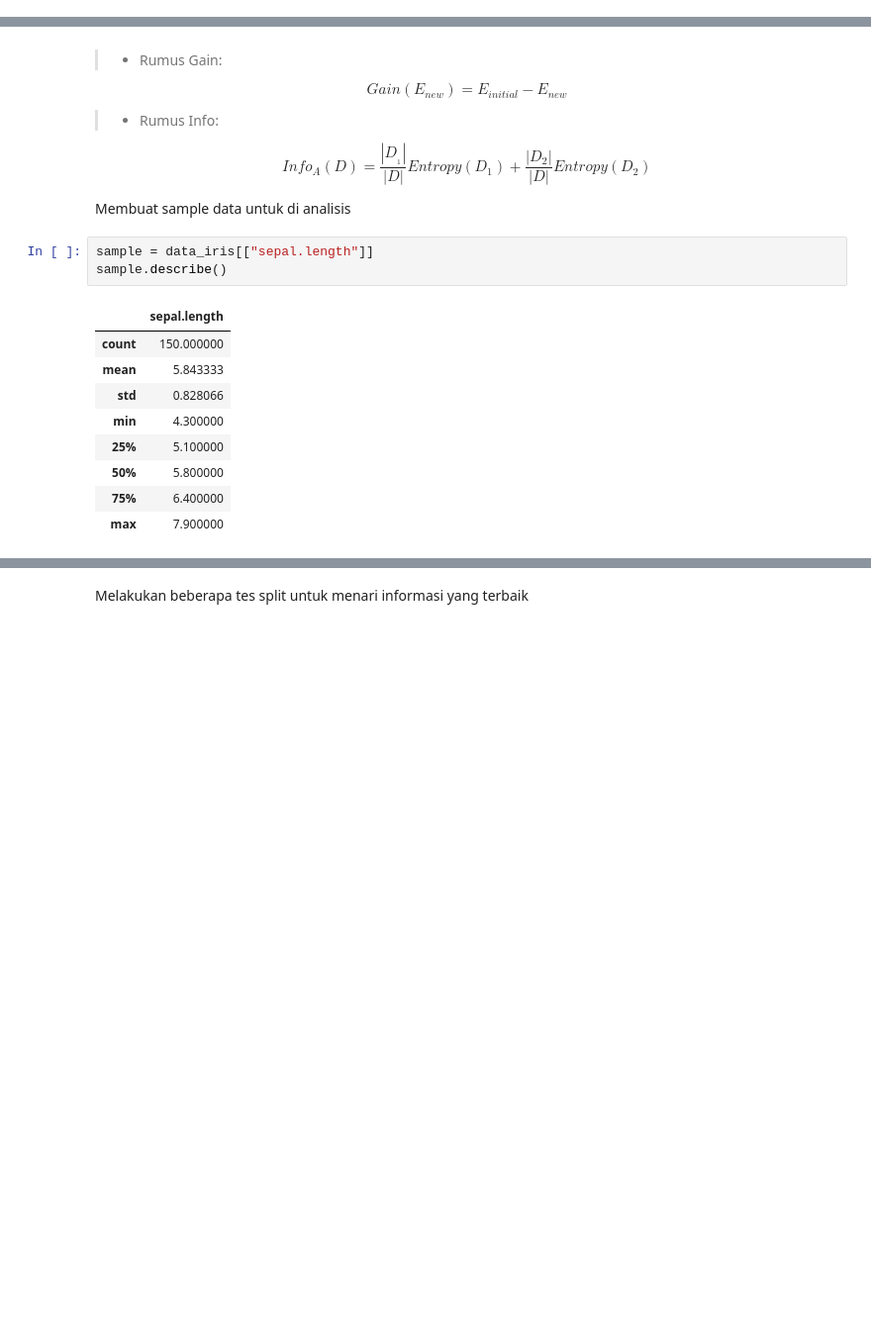
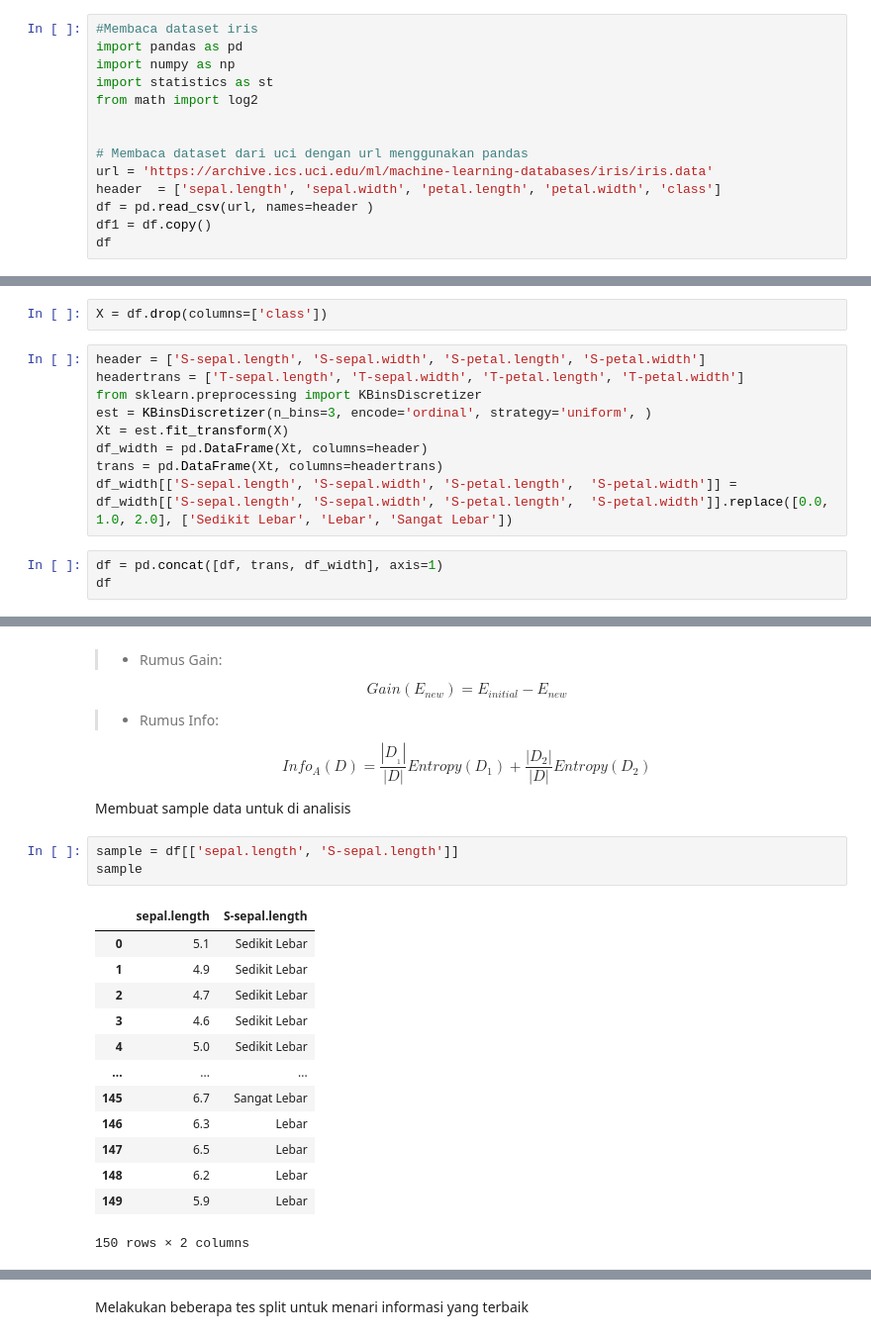
Before and after one commit to saiyidativiennaarumpratama/datamining, a Jupyter notebook: _sources/Tugas 2.ipynb, the cells around one changed output, grey strips where cells are left out. Shown at 99% size. Drawn from its saved outputs; the diff is of its cells as text; blank space fills up the shorter version.

```diff
--- a/_sources/Tugas 2.ipynb
+++ b/_sources/Tugas 2.ipynb
@@ -153,0 +33,14 @@ display(data_petal_width)
+# %%
+#Membaca dataset iris
+import pandas as pd
+import numpy as np
+import statistics as st
+from math import log2
+
+
+# Membaca dataset dari uci dengan url menggunakan pandas
+url = 'https://archive.ics.uci.edu/ml/machine-learning-databases/iris/iris.data'
+header  = ['sepal.length', 'sepal.width', 'petal.length', 'petal.width', 'class']
+df = pd.read_csv(url, names=header )
+df1 = df.copy()
+df
@@ -153,0 +63,14 @@ display(data_petal_width)
+# %%
+X = df.drop(columns=['class'])
+# %%
+header = ['S-sepal.length', 'S-sepal.width', 'S-petal.length', 'S-petal.width']
+headertrans = ['T-sepal.length', 'T-sepal.width', 'T-petal.length', 'T-petal.width']
+from sklearn.preprocessing import KBinsDiscretizer
+est = KBinsDiscretizer(n_bins=3, encode='ordinal', strategy='uniform', )
+Xt = est.fit_transform(X)
+df_width = pd.DataFrame(Xt, columns=header)
+trans = pd.DataFrame(Xt, columns=headertrans)
+df_width[['S-sepal.length', 'S-sepal.width', 'S-petal.length',	'S-petal.width']] = df_width[['S-sepal.length', 'S-sepal.width', 'S-petal.length',	'S-petal.width']].replace([0.0, 1.0, 2.0], ['Sedikit Lebar', 'Lebar', 'Sangat Lebar'])
+# %%
+df = pd.concat([df, trans, df_width], axis=1)
+df
@@ -274,15 +160,19 @@ $$Info_{A}(D) = \frac{|D_{_{1}}|}{|D|} Entropy(D_{1}) + \frac{|D_{2}|}{|D|} Entr
 
 Membuat sample data untuk di analisis
 # %%
-sample = data_iris[["sepal.length"]]
-sample.describe()
+sample = df[['sepal.length', 'S-sepal.length']]
+sample
 # %% [output]
-|  | sepal.length |
-| count | 150.000000 |
-| mean | 5.843333 |
-| std | 0.828066 |
-| min | 4.300000 |
-| 25% | 5.100000 |
-| 50% | 5.800000 |
-| 75% | 6.400000 |
-| max | 7.900000 |
+|  | sepal.length | S-sepal.length |
+| 0 | 5.1 | Sedikit Lebar |
+| 1 | 4.9 | Sedikit Lebar |
+| 2 | 4.7 | Sedikit Lebar |
+| 3 | 4.6 | Sedikit Lebar |
+| 4 | 5.0 | Sedikit Lebar |
+| ... | ... | ... |
+| 145 | 6.7 | Sangat Lebar |
+| 146 | 6.3 | Lebar |
+| 147 | 6.5 | Lebar |
+| 148 | 6.2 | Lebar |
+| 149 | 5.9 | Lebar |
+150 rows × 2 columns
```
Also changed, not shown: parts of 58 cells of this notebook, 19 other files.
